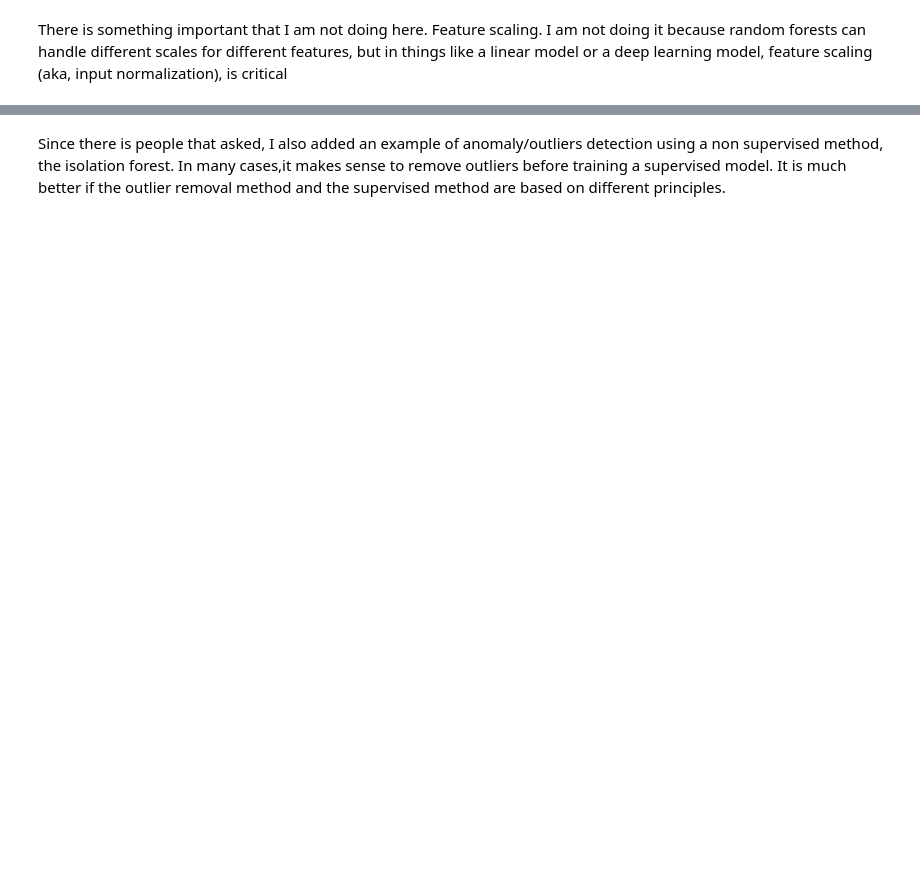
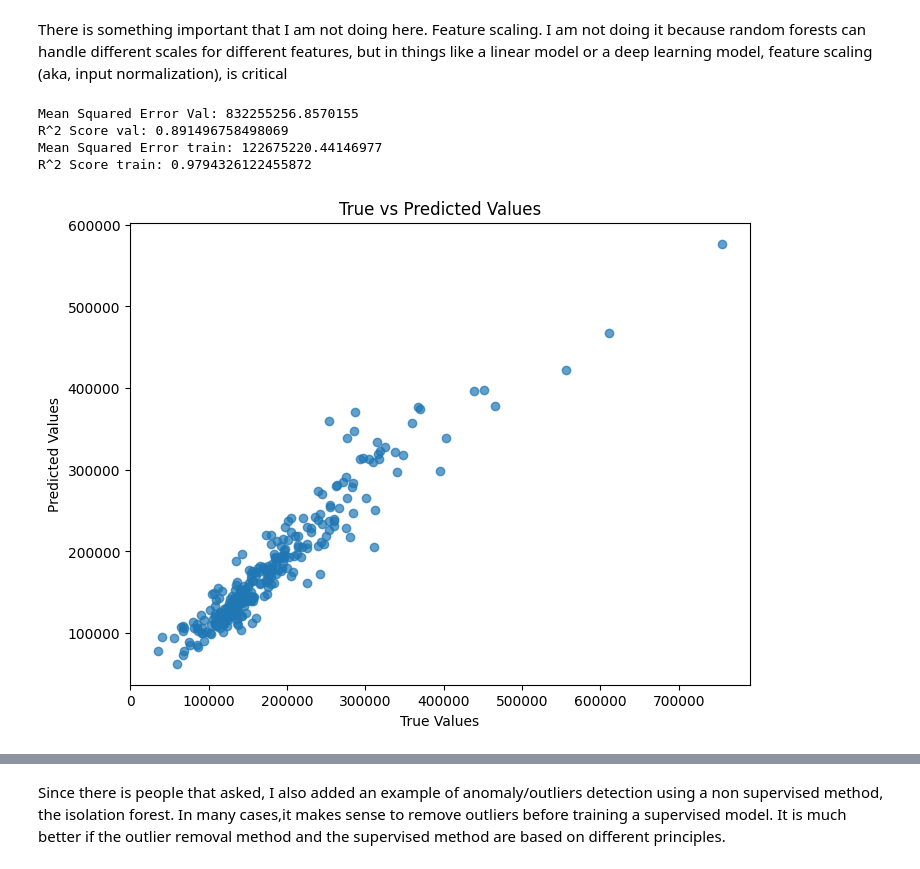
Before and after one commit to rsanchezgarc/AI-ML-analytics-IE, a Jupyter notebook: notebooks/2_ML_Refresher/house_price_regression.ipynb, the cells around one changed output, grey strips where cells are left out. Drawn from its saved outputs; the diff is of its cells as text; code cells hidden in the pictures; blank space fills up the shorter version.

```diff
--- a/notebooks/2_ML_Refresher/house_price_regression.ipynb
+++ b/notebooks/2_ML_Refresher/house_price_regression.ipynb
@@ -98,28 +151,46 @@ There is something important that I am not doing here. Feature scaling. I am not
 # %%
 from sklearn.ensemble import RandomForestRegressor
 
 rf = RandomForestRegressor(random_state=42, n_estimators=100)
 
 # Train the model
 rf.fit(X_train, y_train)
 
 # Make validation predictions
-y_pred = rf.predict(X_val)
+y_pred_val = rf.predict(X_val)
 
 # Evaluate performance
-mse = mean_squared_error(y_val, y_pred)
-r2 = r2_score(y_val, y_pred)
+mse_val = mean_squared_error(y_val, y_pred_val)
+r2_val = r2_score(y_val, y_pred_val)
 
-print(f"Mean Squared Error: {mse}")
-print(f"R^2 Score: {r2}")
+print(f"Mean Squared Error Val: {mse_val}")
+print(f"R^2 Score val: {r2_val}")
+
+
+# Make validation predictions
+y_pred_train = rf.predict(X_train)
+
+# Evaluate performance
+mse_train = mean_squared_error(y_train, y_pred_train)
+r2_train = r2_score(y_train, y_pred_train)
+
+print(f"Mean Squared Error train: {mse_train}")
+print(f"R^2 Score train: {r2_train}")
+
 
 # Plot true vs predicted values
 plt.figure(figsize=(8, 6))
-plt.scatter(y_val, y_pred, alpha=0.7)
+plt.scatter(y_val, y_pred_val, alpha=0.7)
 plt.xlabel("True Values")
 plt.ylabel("Predicted Values")
 plt.title("True vs Predicted Values")
 plt.show()
+# %% [output]
+Mean Squared Error Val: 832255256.8570155
+R^2 Score val: 0.891496758498069
+Mean Squared Error train: 122675220.44146977
+R^2 Score train: 0.9794326122455872
+[figure, added]
 # %%
 # Get feature importances
 feature_importances = pd.DataFrame({
```
Also changed, not shown: parts of 13 cells of this notebook.
